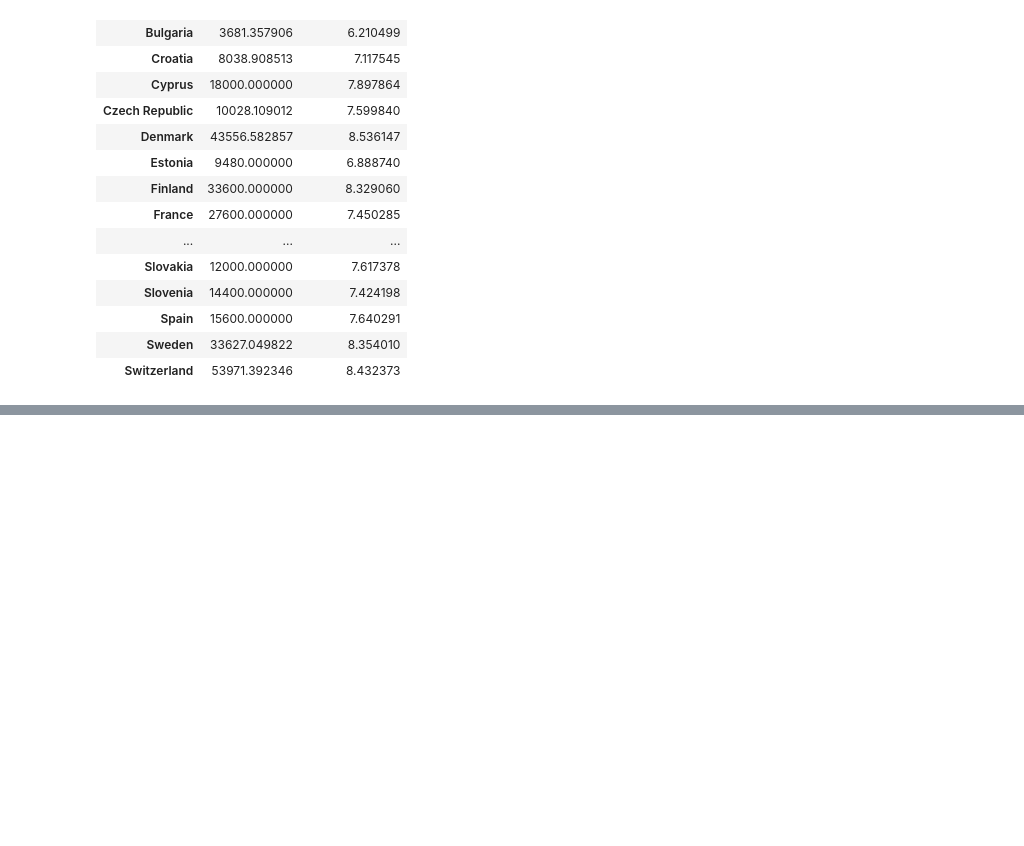
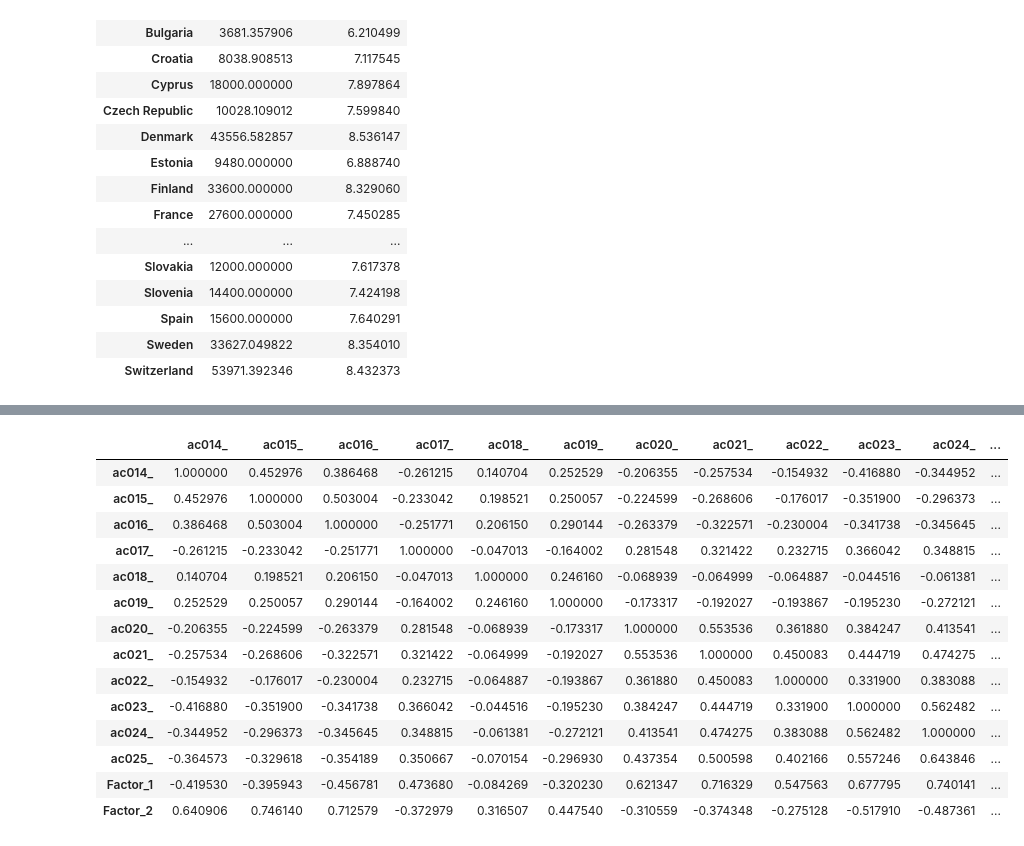
Before and after one commit to kiko1004/share_analysis, a Jupyter notebook: analysis.ipynb, the cells around one changed output, grey strips where cells are left out. Drawn from its saved outputs; the diff is of its cells as text; code cells hidden in the pictures; blank space fills up the shorter version.

```diff
--- a/analysis.ipynb
+++ b/analysis.ipynb
@@ -180,0 +306,11 @@ es.dropna().plot.barh()
+# %%
+fa.set_params(n_factors=2)
+fa.fit(corr_df)
+loadings = fa.loadings_
+# %%
+factors = fa.transform(corr_df)
+# %%
+factors_df = pd.DataFrame(factors)
+# %%
+corr_df['Factor_1'] = factors_df[0]
+corr_df['Factor_2'] = factors_df[1]
@@ -180,0 +329,19 @@ es.dropna().plot.barh()
+# %%
+corr = corr_df.corr()
+corr.style.background_gradient(cmap='coolwarm')
+# %% [output]
+|  | ac014_ | ac015_ | ac016_ | ac017_ | ac018_ | ac019_ | ac020_ | ac021_ | ac022_ | ac023_ | ac024_ | ... |
+| ac014_ | 1.000000 | 0.452976 | 0.386468 | -0.261215 | 0.140704 | 0.252529 | -0.206355 | -0.257534 | -0.154932 | -0.416880 | -0.344952 | ... |
+| ac015_ | 0.452976 | 1.000000 | 0.503004 | -0.233042 | 0.198521 | 0.250057 | -0.224599 | -0.268606 | -0.176017 | -0.351900 | -0.296373 | ... |
+| ac016_ | 0.386468 | 0.503004 | 1.000000 | -0.251771 | 0.206150 | 0.290144 | -0.263379 | -0.322571 | -0.230004 | -0.341738 | -0.345645 | ... |
+| ac017_ | -0.261215 | -0.233042 | -0.251771 | 1.000000 | -0.047013 | -0.164002 | 0.281548 | 0.321422 | 0.232715 | 0.366042 | 0.348815 | ... |
+| ac018_ | 0.140704 | 0.198521 | 0.206150 | -0.047013 | 1.000000 | 0.246160 | -0.068939 | -0.064999 | -0.064887 | -0.044516 | -0.061381 | ... |
+| ac019_ | 0.252529 | 0.250057 | 0.290144 | -0.164002 | 0.246160 | 1.000000 | -0.173317 | -0.192027 | -0.193867 | -0.195230 | -0.272121 | ... |
+| ac020_ | -0.206355 | -0.224599 | -0.263379 | 0.281548 | -0.068939 | -0.173317 | 1.000000 | 0.553536 | 0.361880 | 0.384247 | 0.413541 | ... |
+| ac021_ | -0.257534 | -0.268606 | -0.322571 | 0.321422 | -0.064999 | -0.192027 | 0.553536 | 1.000000 | 0.450083 | 0.444719 | 0.474275 | ... |
+| ac022_ | -0.154932 | -0.176017 | -0.230004 | 0.232715 | -0.064887 | -0.193867 | 0.361880 | 0.450083 | 1.000000 | 0.331900 | 0.383088 | ... |
+| ac023_ | -0.416880 | -0.351900 | -0.341738 | 0.366042 | -0.044516 | -0.195230 | 0.384247 | 0.444719 | 0.331900 | 1.000000 | 0.562482 | ... |
+| ac024_ | -0.344952 | -0.296373 | -0.345645 | 0.348815 | -0.061381 | -0.272121 | 0.413541 | 0.474275 | 0.383088 | 0.562482 | 1.000000 | ... |
+| ac025_ | -0.364573 | -0.329618 | -0.354189 | 0.350667 | -0.070154 | -0.296930 | 0.437354 | 0.500598 | 0.402166 | 0.557246 | 0.643846 | ... |
+| Factor_1 | -0.419530 | -0.395943 | -0.456781 | 0.473680 | -0.084269 | -0.320230 | 0.621347 | 0.716329 | 0.547563 | 0.677795 | 0.740141 | ... |
+| Factor_2 | 0.640906 | 0.746140 | 0.712579 | -0.372979 | 0.316507 | 0.447540 | -0.310559 | -0.374348 | -0.275128 | -0.517910 | -0.487361 | ... |
```
Also changed, not shown: parts of 32 cells of this notebook.
